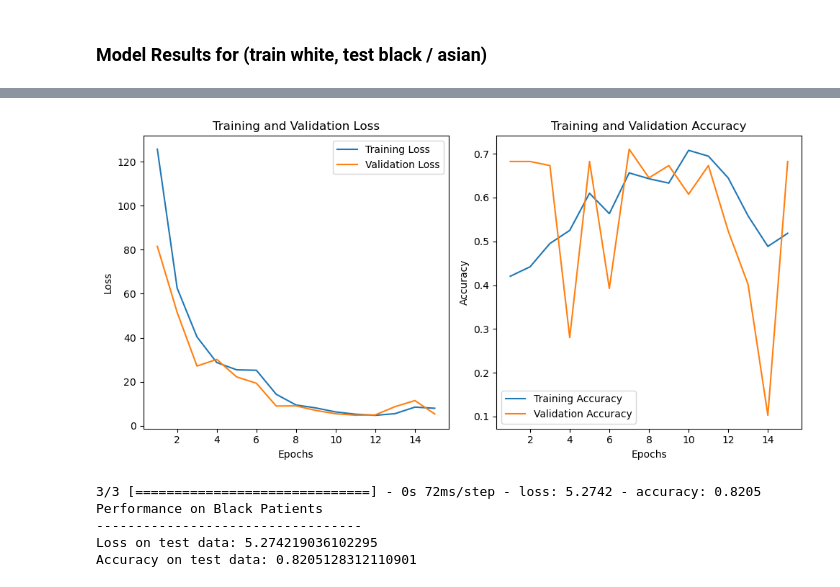
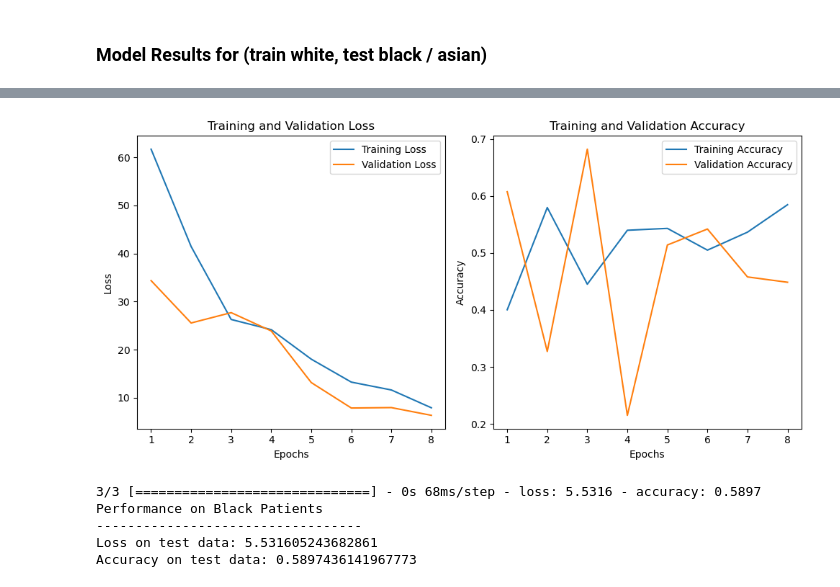
Before and after one commit to jlai03/Transfer-Learning-for-Racial-Sparsity-in-Genomic-Breast-Cancer-Data, a Jupyter notebook: baseline_models/DNN_baseline.ipynb, the cells around one changed output, grey strips where cells are left out. Drawn from its saved outputs; the diff is of its cells as text; code cells hidden in the pictures.

Commit message:
Update Runs to have matching Epochs

```diff
--- a/baseline_models/DNN_baseline.ipynb
+++ b/baseline_models/DNN_baseline.ipynb
@@ -65,6 +65,37 @@ train_asian_df, test_asian_df = df_split(asian_df)
 # Concatenate Final Sets
 train_df = train_white_df
 # train_df = pd.concat([train_white_df, train_black_df, train_asian_df])
+# %%
+# PLOT MODEL PROGRESS
+def plot_history(history):
+    # Get training history
+    training_loss = history.history['loss']
+    training_accuracy = history.history['accuracy']
+    val_loss = history.history['val_loss']
+    val_accuracy = history.history['val_accuracy']
+    epochs = range(1, len(training_loss) + 1)
+
+    # Plotting loss
+    plt.figure(figsize=(10, 5))
+    plt.subplot(1, 2, 1)
+    plt.plot(epochs, training_loss, label='Training Loss')
+    plt.plot(epochs, val_loss, label='Validation Loss')
+    plt.title('Training and Validation Loss')
+    plt.xlabel('Epochs')
+    plt.ylabel('Loss')
+    plt.legend()
+
+    # Plotting accuracy
+    plt.subplot(1, 2, 2)
+    plt.plot(epochs, training_accuracy, label='Training Accuracy')
+    plt.plot(epochs, val_accuracy, label='Validation Accuracy')
+    plt.title('Training and Validation Accuracy')
+    plt.xlabel('Epochs')
+    plt.ylabel('Accuracy')
+    plt.legend()
+
+    plt.tight_layout()
+    plt.show()
 # %% [markdown]
 ### Model Results for (train white, test black / asian)
 # %%
@@ -103,5 +134,5 @@ model = Sequential([
 model.compile(optimizer='adam', loss='categorical_crossentropy', metrics=['accuracy'])
 
 # Train the model
-history = model.fit(x_train, y_train, epochs=15, batch_size=32, validation_data=(x_val, y_val))
+history = model.fit(x_train, y_train, epochs=8, batch_size=32, validation_data=(x_val, y_val))
 # %% [output]
@@ -125,36 +155,8 @@ Epoch 15/15
-# %%
-# PLOT MODEL PROGRESS
-
-# Get training history
-training_loss = history.history['loss']
-training_accuracy = history.history['accuracy']
-val_loss = history.history['val_loss']
-val_accuracy = history.history['val_accuracy']
-epochs = range(1, len(training_loss) + 1)
-
-# Plotting loss
-plt.figure(figsize=(10, 5))
-plt.subplot(1, 2, 1)
-plt.plot(epochs, training_loss, label='Training Loss')
-plt.plot(epochs, val_loss, label='Validation Loss')
-plt.title('Training and Validation Loss')
-plt.xlabel('Epochs')
-plt.ylabel('Loss')
-plt.legend()
-
-# Plotting accuracy
-plt.subplot(1, 2, 2)
-plt.plot(epochs, training_accuracy, label='Training Accuracy')
-plt.plot(epochs, val_accuracy, label='Validation Accuracy')
-plt.title('Training and Validation Accuracy')
-plt.xlabel('Epochs')
-plt.ylabel('Accuracy')
-plt.legend()
-
-plt.tight_layout()
-plt.show()
-# %% [output]
-[figure, removed]
+# %%
+# PLOT MODEL PROGRESS
+plot_history(history)
+# %% [output]
+[figure, added]
 # %%
 # Check Test Performance - Black & AA Patients
 evaluation = model.evaluate(x_test_black, y_test_black)
@@ -168,11 +170,11 @@ print("----------------------------------")
 print(f"Loss on test data: {loss}")
 print(f"Accuracy on test data: {accuracy}")
 # %% [output]
-3/3 [==============================] - 0s 72ms/step - loss: 5.2742 - accuracy: 0.8205
+3/3 [==============================] - 0s 68ms/step - loss: 5.5316 - accuracy: 0.5897
 Performance on Black Patients
 ----------------------------------
-Loss on test data: 5.274219036102295
-Accuracy on test data: 0.8205128312110901
+Loss on test data: 5.531605243682861
+Accuracy on test data: 0.5897436141967773
 # %%
 # Check Test Performance - Asian Patients
 evaluation = model.evaluate(x_test_asian, y_test_asian)
```
Also changed, not shown: parts of 3 cells of this notebook, 7 other files.
